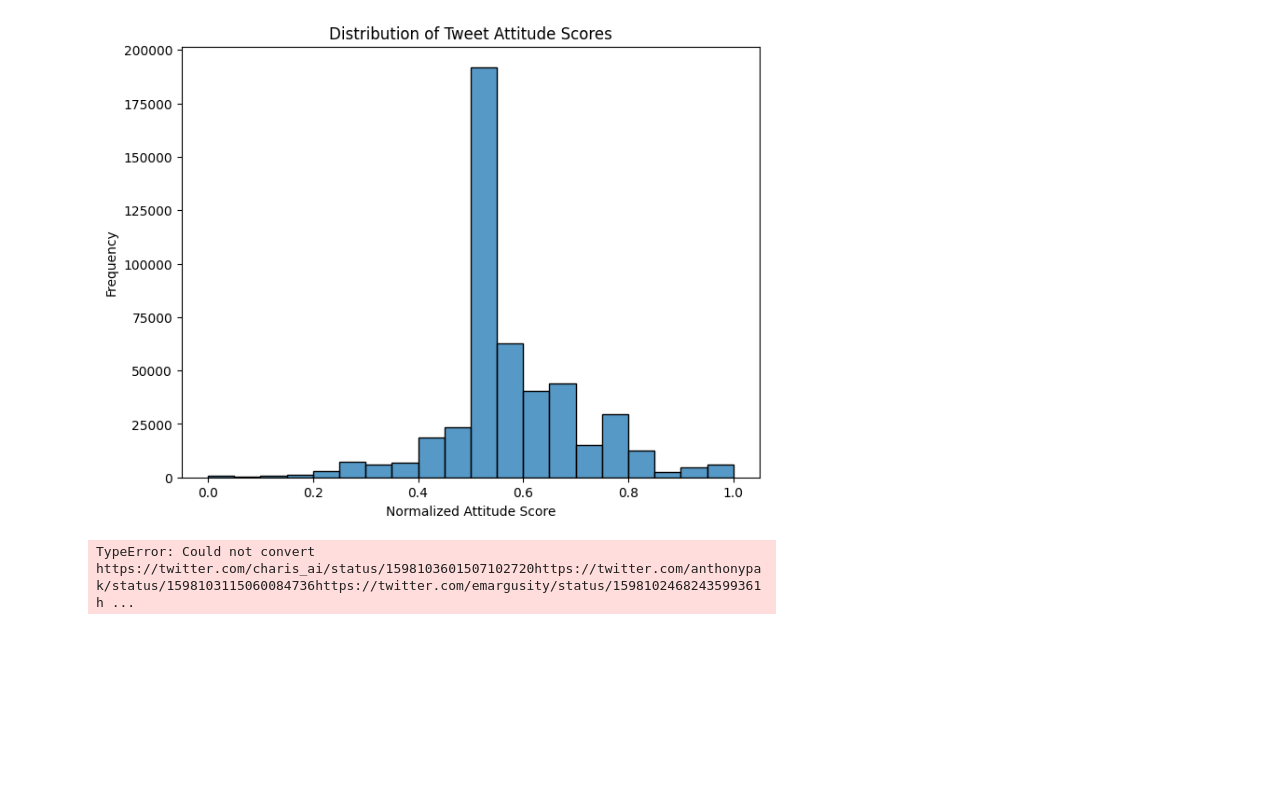
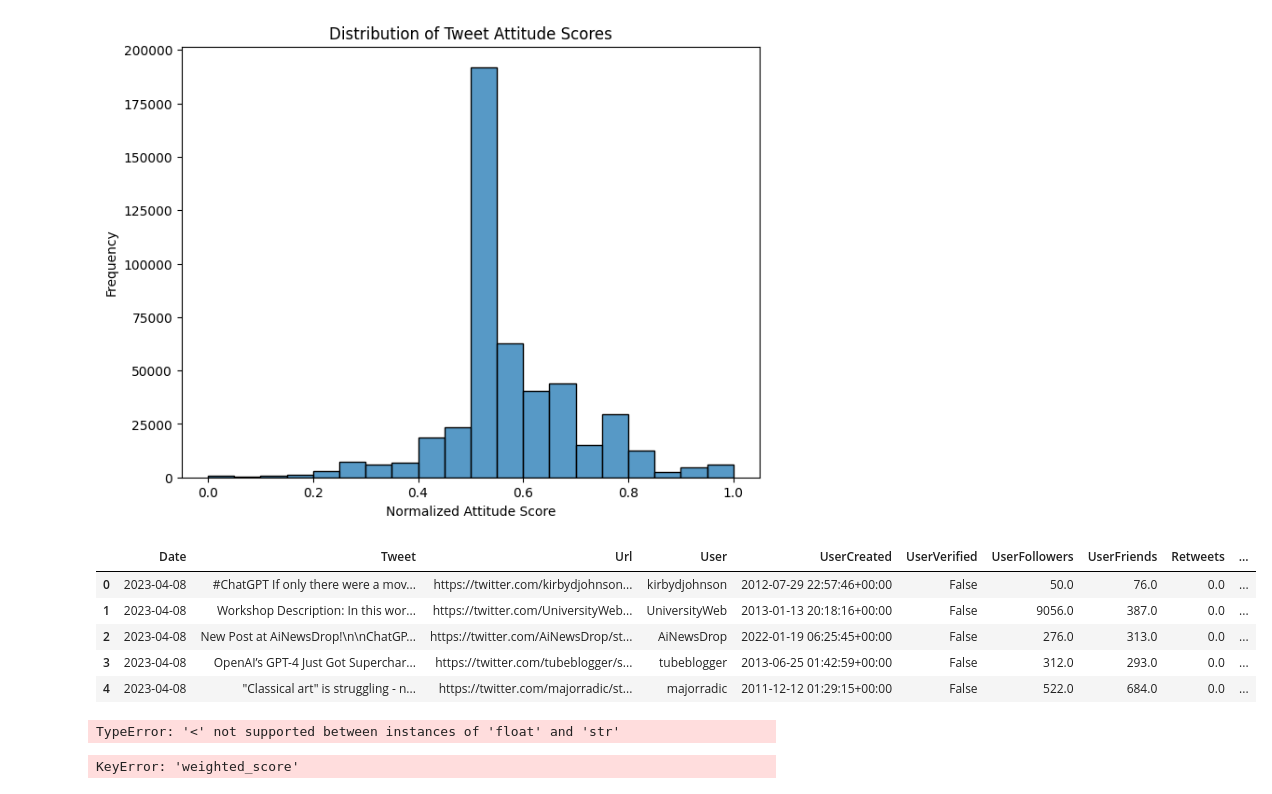
Before and after one commit to Jozue124/CMSC_320_Final_Tutorial, a Jupyter notebook: final_tutorial.ipynb, the cells around one changed output. Saved outputs shown, nothing was run; the diff lists cells and outputs as text; code cells hidden in the pictures; blank space fills up the shorter version.

```diff
--- a/final_tutorial.ipynb
+++ b/final_tutorial.ipynb
@@ -114,27 +123,36 @@ plt.title('Distribution of Tweet Attitude Scores')
 plt.show()
 # %% [output]
 [figure]
+# %%
+#convert to datetime
+df['Date'] = pd.to_datetime(df['Date'])
+
+# #filter out the day portion of the date column for easier grouping
+df['Month_Year'] = df['Date'].dt.strftime('%Y-%m')
+
+df.head()
+# %% [output]
+|  | Date | Tweet | Url | User | UserCreated | UserVerified | UserFollowers | UserFriends | Retweets | ... |
+| 0 | 2023-04-08 | #ChatGPT If only there were a mov... | https://twitter.com/kirbydjohnson... | kirbydjohnson | 2012-07-29 22:57:46+00:00 | False | 50.0 | 76.0 | 0.0 | ... |
+| 1 | 2023-04-08 | Workshop Description: In this wor... | https://twitter.com/UniversityWeb... | UniversityWeb | 2013-01-13 20:18:16+00:00 | False | 9056.0 | 387.0 | 0.0 | ... |
+| 2 | 2023-04-08 | New Post at AiNewsDrop!\n\nChatGP... | https://twitter.com/AiNewsDrop/st... | AiNewsDrop | 2022-01-19 06:25:45+00:00 | False | 276.0 | 313.0 | 0.0 | ... |
+| 3 | 2023-04-08 | OpenAI’s GPT-4 Just Got Superchar... | https://twitter.com/tubeblogger/s... | tubeblogger | 2013-06-25 01:42:59+00:00 | False | 312.0 | 293.0 | 0.0 | ... |
+| 4 | 2023-04-08 | "Classical art" is struggling - n... | https://twitter.com/majorradic/st... | majorradic | 2011-12-12 01:29:15+00:00 | False | 522.0 | 684.0 | 0.0 | ... |
 # %%
 # Convert 'Date' column to datetime if it's not already in datetime format
 df['Date'] = pd.to_datetime(df['Date'])
 
-# Group the data by month
-df_monthly = df.groupby(df['Date'].dt.to_period('M')).mean()
+# Sort the unique values in 'Month_Year' column in ascending order
+sorted_month_year = sorted(df['Month_Year'].unique(), reverse=True)
 
-print('hello')
-
-# Create the violin plot
-sns.violinplot(x=df_monthly.index.strftime('%Y-%m'), y='Attitudes', data=df_monthly)
-
-# Set plot title and labels
-plt.title('Distributions of Tweet Attitudes Over Time (Monthly)')
-plt.xlabel('Month')
-plt.ylabel('Attitudes')
-
-# Show the plot
+sns.violinplot(x='Month_Year', y='Attitudes', data=df)
+plt.xticks(rotation=45)
+plt.xlabel('Month and Year')
+plt.ylabel('Tweet Attitudes')
+plt.title('Tweet Attitudes Over Time')
 plt.show()
 # %% [output]
-TypeError: Could not convert https://twitter.com/charis_ai/status/1598103601507102720https://twitter.com/anthonypak/status/1598103115060084736https://twitter.com/emargusity/status/1598102468243599361h ...
+TypeError: '<' not supported between instances of 'float' and 'str'
 # %%
 # Plot tweets by weighted score
 plt.figure(figsize=(8, 6))
@@ -148,6 +166,8 @@ max_value = df['weighted_score'].max()
 max_value_row = df[df['weighted_score'] == max_value]
 
 print(max_value_row['Tweet'].values)
+# %% [output]
+KeyError: 'weighted_score'
 # %%
 #Try removing tweets with links to avoid advertising
 url_pattern = re.compile(r'https?://\S+|www\.\S+')
```
Also changed, not shown: parts of 1 cell of this notebook.
